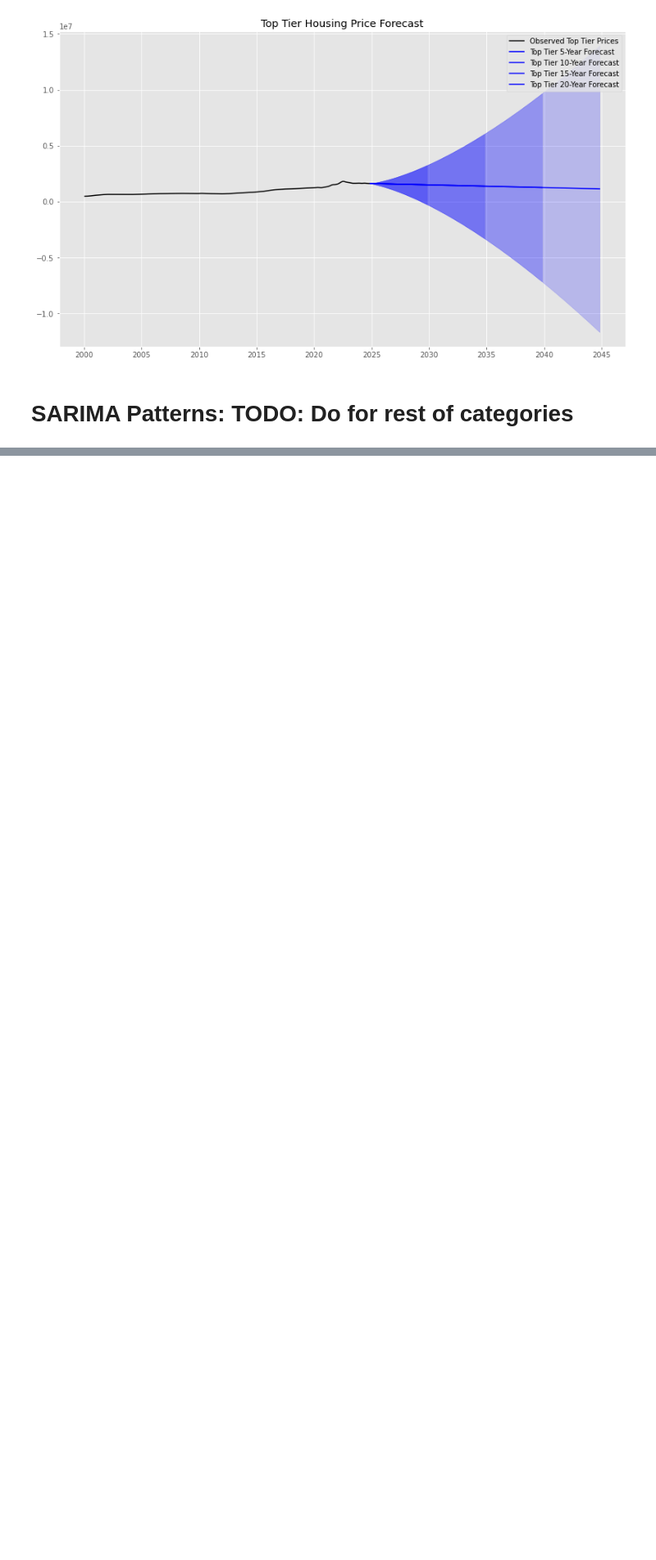
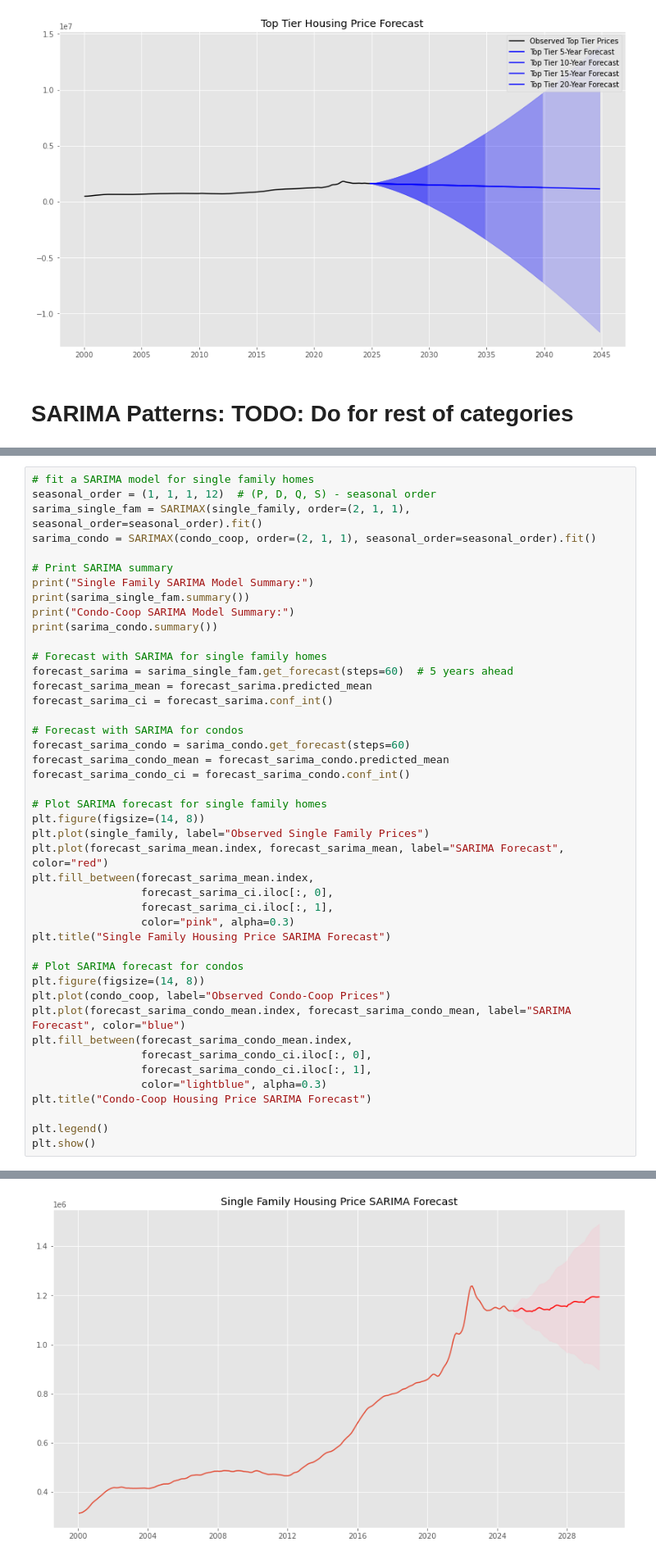
Before and after one commit to SUPERINTIALD/CSCI_4502_5502_Data_Mining_Final_Project, a Jupyter notebook: S-ARIMA_Expanded.ipynb, the cells around one changed output, grey strips where cells are left out. Shown at 82% size. Drawn from its saved outputs; the diff is of its cells as text; blank space fills up the shorter version.

```diff
--- a/S-ARIMA_Expanded.ipynb
+++ b/S-ARIMA_Expanded.ipynb
@@ -2065,0 +2353,45 @@ Warnings:
+# %%
+# fit a SARIMA model for single family homes
+seasonal_order = (1, 1, 1, 12)  # (P, D, Q, S) - seasonal order
+sarima_single_fam = SARIMAX(single_family, order=(2, 1, 1), seasonal_order=seasonal_order).fit()
+sarima_condo = SARIMAX(condo_coop, order=(2, 1, 1), seasonal_order=seasonal_order).fit()
+
+# Print SARIMA summary
+print("Single Family SARIMA Model Summary:")
+print(sarima_single_fam.summary())
+print("Condo-Coop SARIMA Model Summary:")
+print(sarima_condo.summary())
+
+# Forecast with SARIMA for single family homes
+forecast_sarima = sarima_single_fam.get_forecast(steps=60)  # 5 years ahead
+forecast_sarima_mean = forecast_sarima.predicted_mean
+forecast_sarima_ci = forecast_sarima.conf_int()
+
+# Forecast with SARIMA for condos
+forecast_sarima_condo = sarima_condo.get_forecast(steps=60)
+forecast_sarima_condo_mean = forecast_sarima_condo.predicted_mean
+forecast_sarima_condo_ci = forecast_sarima_condo.conf_int()
+
+# Plot SARIMA forecast for single family homes
+plt.figure(figsize=(14, 8))
+plt.plot(single_family, label="Observed Single Family Prices")
+plt.plot(forecast_sarima_mean.index, forecast_sarima_mean, label="SARIMA Forecast", color="red")
+plt.fill_between(forecast_sarima_mean.index,
+                 forecast_sarima_ci.iloc[:, 0],
+                 forecast_sarima_ci.iloc[:, 1],
+                 color="pink", alpha=0.3)
+plt.title("Single Family Housing Price SARIMA Forecast")
+
+# Plot SARIMA forecast for condos
+plt.figure(figsize=(14, 8))
+plt.plot(condo_coop, label="Observed Condo-Coop Prices")
+plt.plot(forecast_sarima_condo_mean.index, forecast_sarima_condo_mean, label="SARIMA Forecast", color="blue")
+plt.fill_between(forecast_sarima_condo_mean.index,
+                 forecast_sarima_condo_ci.iloc[:, 0],
+                 forecast_sarima_condo_ci.iloc[:, 1],
+                 color="lightblue", alpha=0.3)
+plt.title("Condo-Coop Housing Price SARIMA Forecast")
+
+plt.legend()
+plt.show()
+# %% [output]
@@ -2065,0 +2470 @@ Warnings:
+[figure, added]
```
Also changed, not shown: parts of 20 cells of this notebook.
